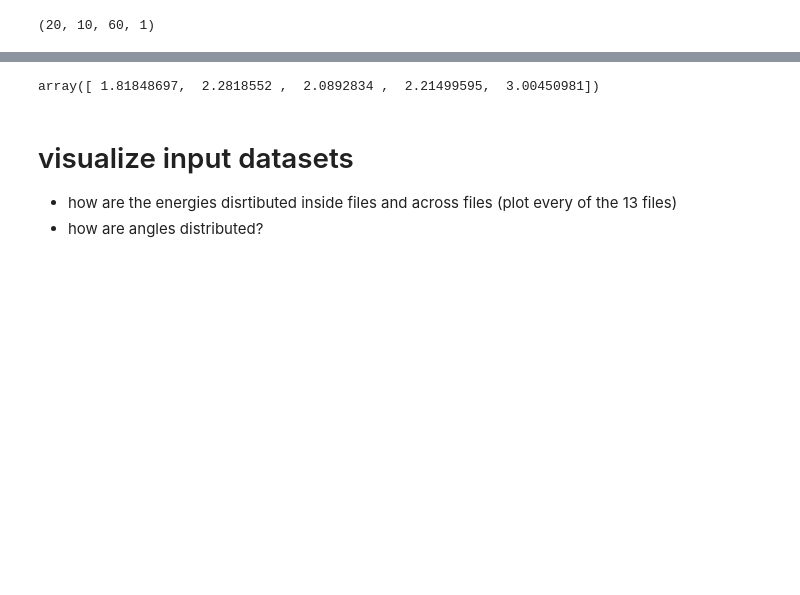
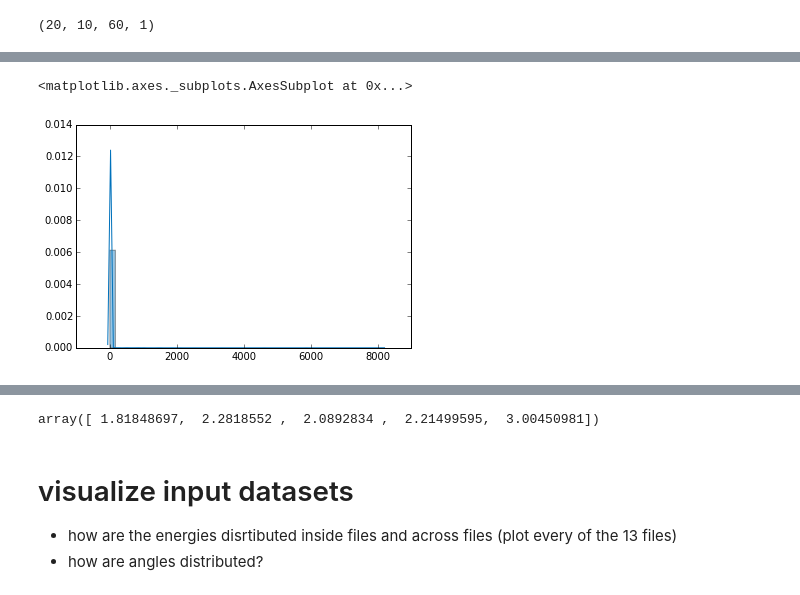
Before and after one commit to johk95/DeepIceLearning, a Jupyter notebook: johannes/updownclassification_3/visualize_input_data.ipynb, the cells around one changed output, grey strips where cells are left out. Drawn from its saved outputs; the diff is of its cells as text; code cells hidden in the pictures; blank space fills up the shorter version.

```diff
--- a/johannes/updownclassification_3/visualize_input_data.ipynb
+++ b/johannes/updownclassification_3/visualize_input_data.ipynb
@@ -161,0 +214,5 @@ array([ 1.81848697,  2.2818552 ,  2.0892834 ,  2.21499595,  3.00450981])
+# %%
+sns.distplot(input_data[6873].flat)
+# %% [output]
+<matplotlib.axes._subplots.AxesSubplot at 0x...>
+[figure, added]
```
Also changed, not shown: parts of 12 cells of this notebook, 3 other files.
